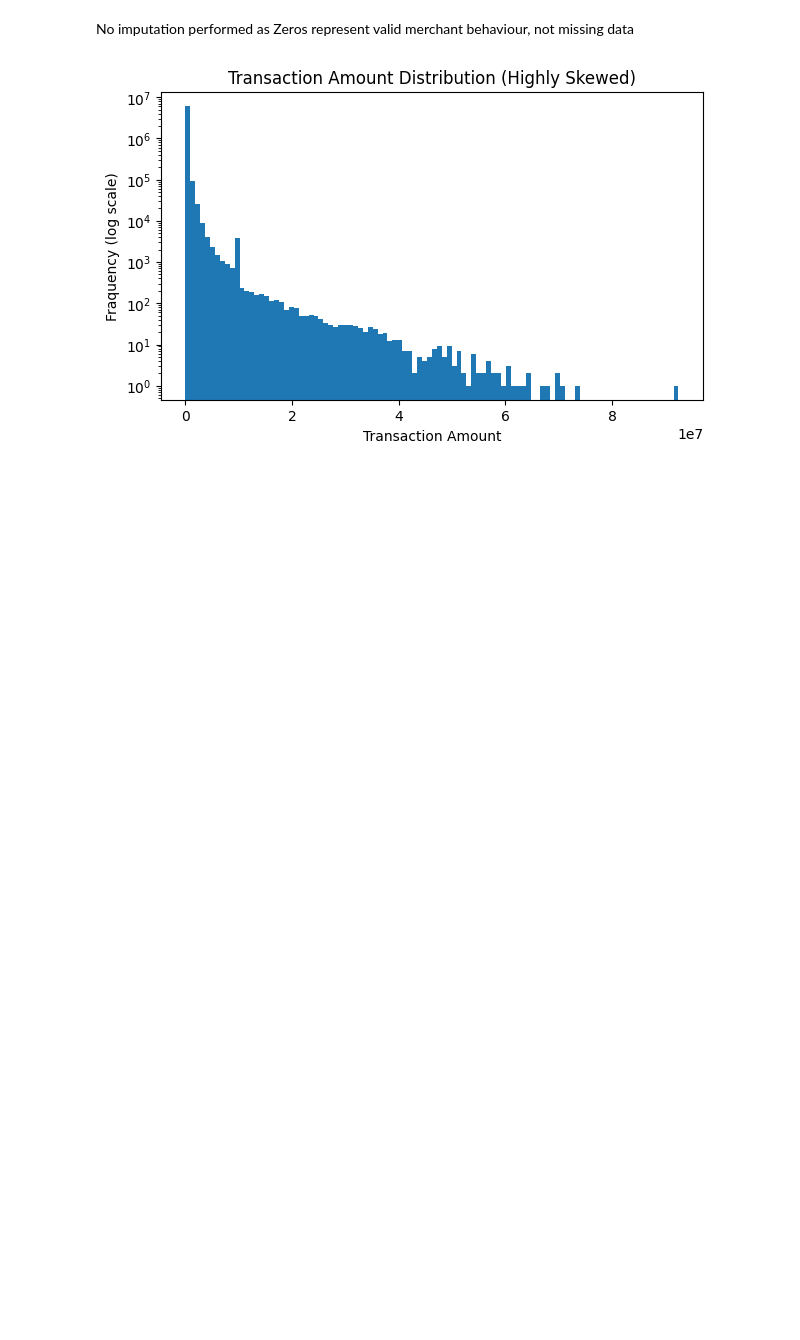
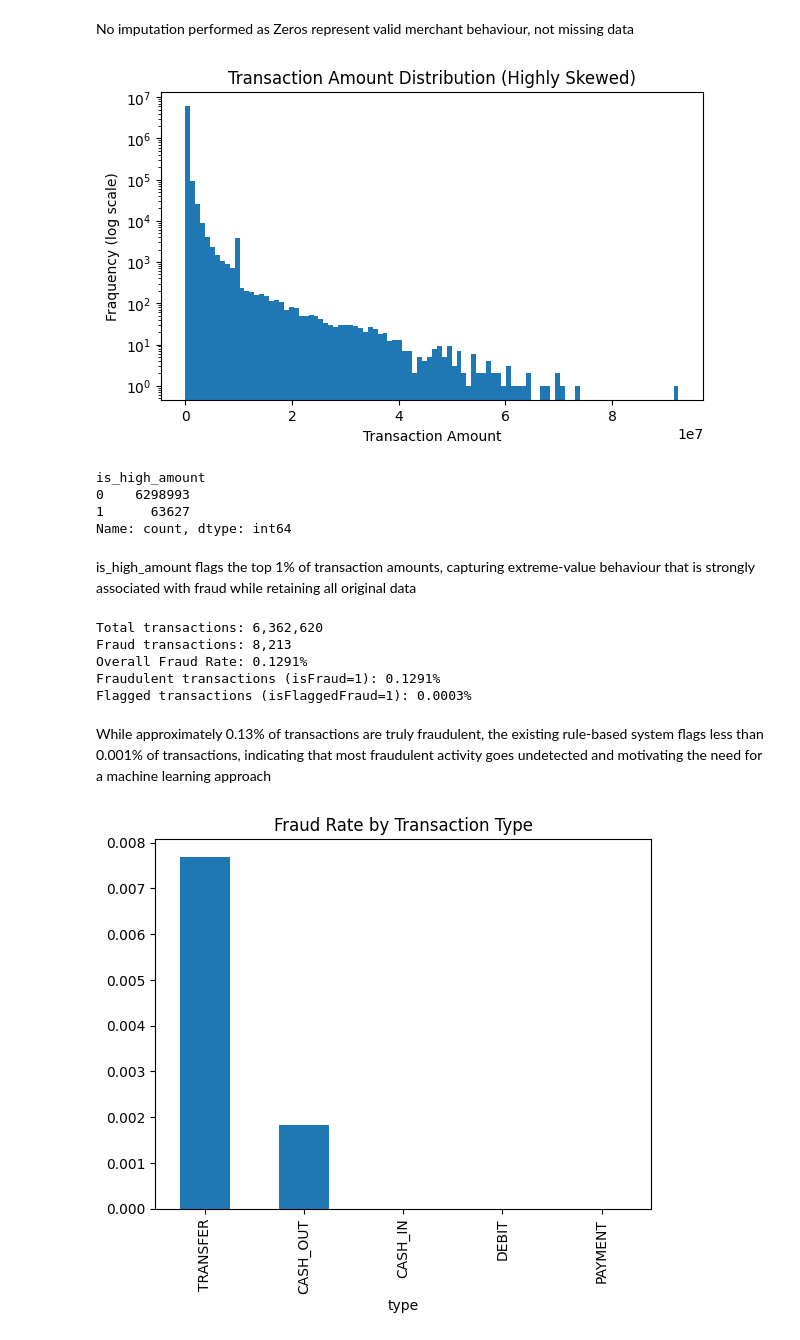
Before and after one commit to codebyyashvi/Bank_Fraud_Detection, a Jupyter notebook: Analysis.ipynb, the cells around one changed output. Cells and saved outputs as stored; diff of their text form; code cells hidden in the pictures; blank space fills up the shorter version.

```diff
--- a/Analysis.ipynb
+++ b/Analysis.ipynb
@@ -117,3 +117,47 @@ plt.title('Transaction Amount Distribution (Highly Skewed)')
 plt.show()
 # %% [output]
 [figure]
+# %%
+# Log transform to reduce skewness
+df['log_amount'] = np.log1p(df['amount'])
+
+# Flag transaction above 99th percentile
+p99 = df['amount'].quantile(0.99)
+df['is_high_amount'] = (df['amount']>p99).astype(int)
+
+df['is_high_amount'].value_counts()
+# %% [output]
+is_high_amount
+0    6298993
+1      63627
+Name: count, dtype: int64
+# %% [markdown]
+is_high_amount flags the top 1% of transaction amounts, capturing extreme-value behaviour that is strongly associated with fraud while retaining all original data
+# %%
+# Overview
+total_txns = len(df)
+fraud_txns = df['isFraud'].sum()
+fraud_rate = fraud_txns/total_txns
+fraud_pct = (df['isFraud'].sum()/total_txns)*100
+flagged_pct = (df['isFlaggedFraud'].sum()/total_txns)*100
+
+print(f"Total transactions: {total_txns:,}")
+print(f"Fraud transactions: {fraud_txns:,}")
+print(f"Overall Fraud Rate: {fraud_rate:.4%}")
+print(f"Fraudulent transactions (isFraud=1): {fraud_pct:.4f}%")
+print(f"Flagged transactions (isFlaggedFraud=1): {flagged_pct:.4f}%")
+# %% [output]
+Total transactions: 6,362,620
+Fraud transactions: 8,213
+Overall Fraud Rate: 0.1291%
+Fraudulent transactions (isFraud=1): 0.1291%
+Flagged transactions (isFlaggedFraud=1): 0.0003%
+# %% [markdown]
+While approximately 0.13% of transactions are truly fraudulent, the existing rule-based system flags less than 0.001% of transactions, indicating that most fraudulent activity goes undetected and motivating the need for a machine learning approach
+# %%
+# Fraud Rate by Transaction Type
+df.groupby('type')['isFraud'].mean().sort_values(ascending=False).plot(kind='bar')
+plt.title('Fraud Rate by Transaction Type')
+plt.show()
+# %% [output]
+[figure, added]
```
Also changed, not shown: parts of 1 cell of this notebook.
